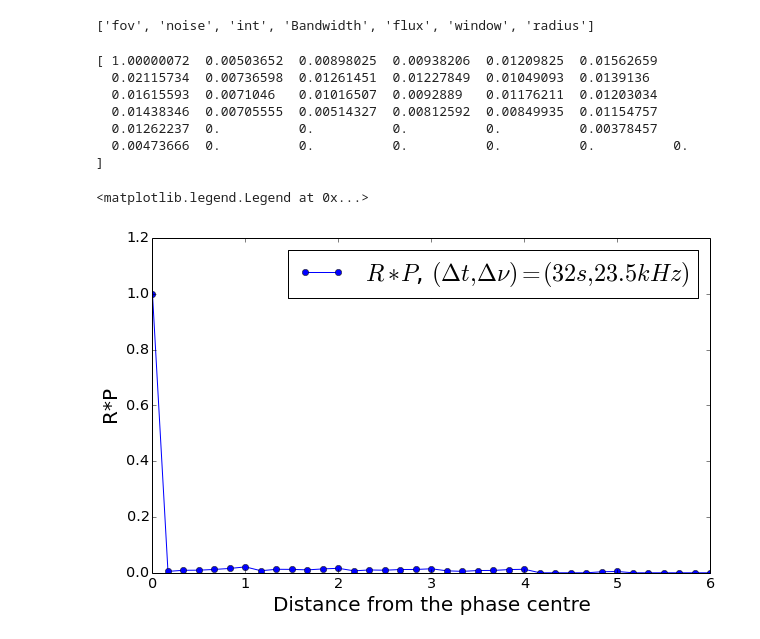
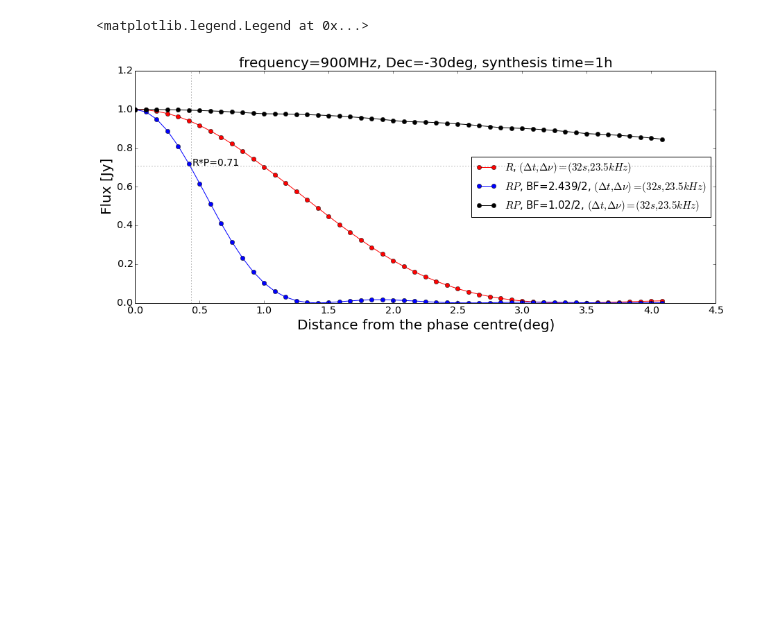
Before and after one commit to atemkeng/MeerKAT_SIM_TIME_FREQ_SMEARING, a Jupyter notebook: plots_averaging_meerkat.ipynb, the cells around one changed output. Saved outputs shown, nothing was run; the diff lists cells and outputs as text; code cells hidden in the pictures; blank space fills up the shorter version.

```diff
--- a/plots_averaging_meerkat.ipynb
+++ b/plots_averaging_meerkat.ipynb
@@ -5,31 +5,36 @@ import pylab
 
 pylab.rc('xtick', labelsize=14.5)
 pylab.rc('ytick', labelsize=14.5)
-params = {'legend.fontsize': 24,
+params = {'legend.fontsize': 15,
           'legend.linewidth': 2}
 
 pylab.rcParams.update(params)
 text_size_label = 20
 # %%
-# R*P for frequency=900MHz, delta_t=32s, delta_f=23.5kHz, Dec=30deg, synthesis time=1h, total bandwidth=117.5kHz
-data = np.load("avg_900MHz-int32s-channel32.5kHz-synthesis1h.data")
-print data.keys()
+
+# RP for frequency=900MHz, delta_t=32s, delta_f=23.5kHz, Dec=-30deg, synthesis time=1h, total bandwidth=117.5kHz
+rp = np.load("rp_2.439lambada_dec-30_900MHz_int32s_channel32.5kHz-synthesis1h.data")
+r = np.load("rp_1.02lambada_dec-30_900MHz_int32s_channel32.5kHz-synthesis1h.data")
+r1 = np.load("boxcar-int32.00s-bandwidth0.02MHz.data")
-# %% [output]
-['fov', 'noise', 'int', 'Bandwidth', 'flux', 'window', 'radius']
-# %%
-print data['flux']
-pylab.figure(figsize=(10, 6))
-pylab.plot(data['radius'], data['flux'],'b-o',label=r"$R*P$, $(\Delta t,\Delta \nu)=(32s,23.5kHz)$")
-
-pylab.xlabel("Distance from the phase centre",fontsize=text_size_label)
-pylab.ylabel("R*P",fontsize=text_size_label)
-pylab.legend()
-# %% [output]
-[ 1.00000072  0.00503652  0.00898025  0.00938206  0.01209825  0.01562659
-  0.02115734  0.00736598  0.01261451  0.01227849  0.01049093  0.0139136
-  0.01615593  0.0071046   0.01016507  0.0092889   0.01176211  0.01203034
-  0.01438346  0.00705555  0.00514327  0.00812592  0.00849935  0.01154757
-  0.01262237  0.          0.          0.          0.          0.00378457
-  0.00473666  0.          0.          0.          0.          0.          0.        ]
-<matplotlib.legend.Legend at 0x...>
-[figure, removed]
+# %%
+# beam width (2.439/2)(lambda/D) en radian
+beamwidth = ((2.439*3e8)/(2.*900000000.*13.5))*90./np.pi
+pylab.figure(figsize=(15, 6))
+pylab.plot(r1['radius'], r1['flux'],'r-o',label=r"$R$, $(\Delta t,\Delta \nu)=(32s,23.5kHz)$")
+pylab.plot(rp['radius'], rp['flux'],'b-o',label=r"$RP$, BF=2.439/2, $(\Delta t,\Delta \nu)=(32s,23.5kHz)$")
+
+pylab.plot(r['radius'], r['flux'],'k-o',label=r"$RP$, BF=1.02/2, $(\Delta t,\Delta \nu)=(32s,23.5kHz)$")
+pylab.axvline(x=beamwidth/2.,color="0.5",ls=':')
+pylab.axhline(y=rp['flux'][5]-0.01,color="0.5",ls=':')
+pylab.title("frequency=900MHz, Dec=-30deg, synthesis time=1h",fontsize=text_size_label)
+pylab.annotate('R*P=%.2f'%(rp['flux'][5]-0.01), xy=(149, 195),
+                xycoords='axes points',
+                horizontalalignment='right', verticalalignment='bottom',
+                fontsize=14)
+
+pylab.xlabel("Distance from the phase centre(deg)",fontsize=text_size_label)
+pylab.ylabel("Flux [Jy]",fontsize=text_size_label)
+pylab.legend(loc="center right")
+# %% [output]
+<matplotlib.legend.Legend at 0x...>
+[figure, added]
```
Also changed, not shown: 4 other files.
